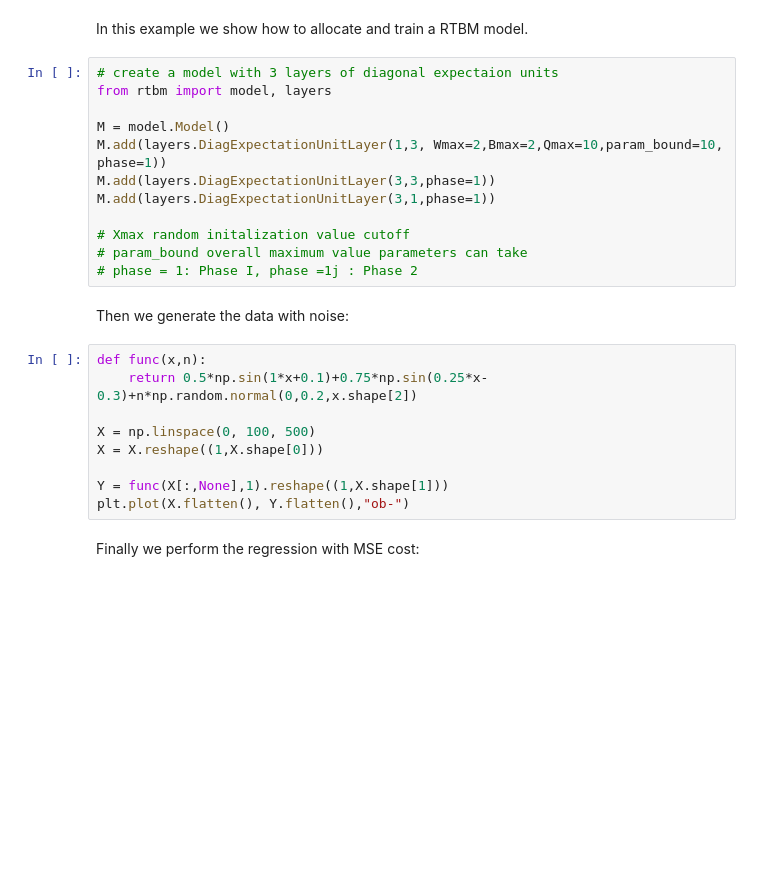
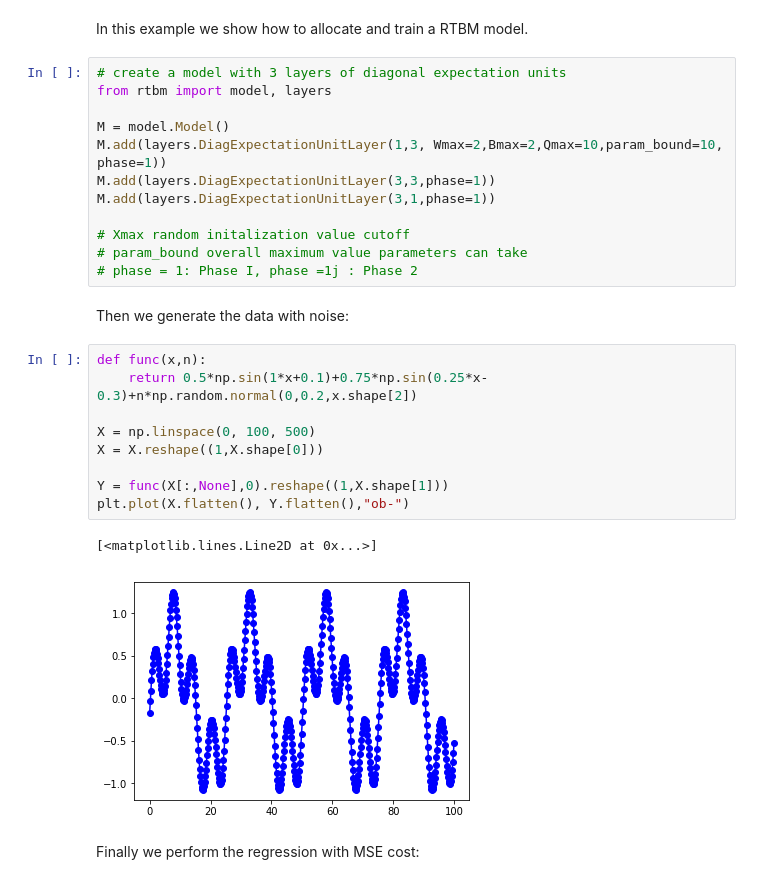
Before and after one commit to RiemannAI/openRT, a Jupyter notebook: examples/basic_tutorial.ipynb, the cells around one changed output. Cells and saved outputs as stored; diff of their text form; blank space fills up the shorter version.

```diff
--- a/examples/basic_tutorial.ipynb
+++ b/examples/basic_tutorial.ipynb
@@ -64,7 +85,7 @@ plt.plot(test_data.flatten(), a(test_data).flatten(), 'o-')
 # %% [markdown]
 In this example we show how to allocate and train a RTBM model.
 # %%
-# create a model with 3 layers of diagonal expectaion units
+# create a model with 3 layers of diagonal expectation units
 from rtbm import model, layers
 
 M = model.Model()
@@ -80,12 +101,15 @@ Then we generate the data with noise:
 # %%
 def func(x,n):
     return 0.5*np.sin(1*x+0.1)+0.75*np.sin(0.25*x-0.3)+n*np.random.normal(0,0.2,x.shape[2])
 
 X = np.linspace(0, 100, 500)
 X = X.reshape((1,X.shape[0]))
 
-Y = func(X[:,None],1).reshape((1,X.shape[1]))
+Y = func(X[:,None],0).reshape((1,X.shape[1]))
 plt.plot(X.flatten(), Y.flatten(),"ob-")
+# %% [output]
+[<matplotlib.lines.Line2D at 0x...>]
+[figure, added]
 # %% [markdown]
 Finally we perform the regression with MSE cost:
 # %%
```
Also changed, not shown: parts of 6 cells of this notebook, 4 other files.
